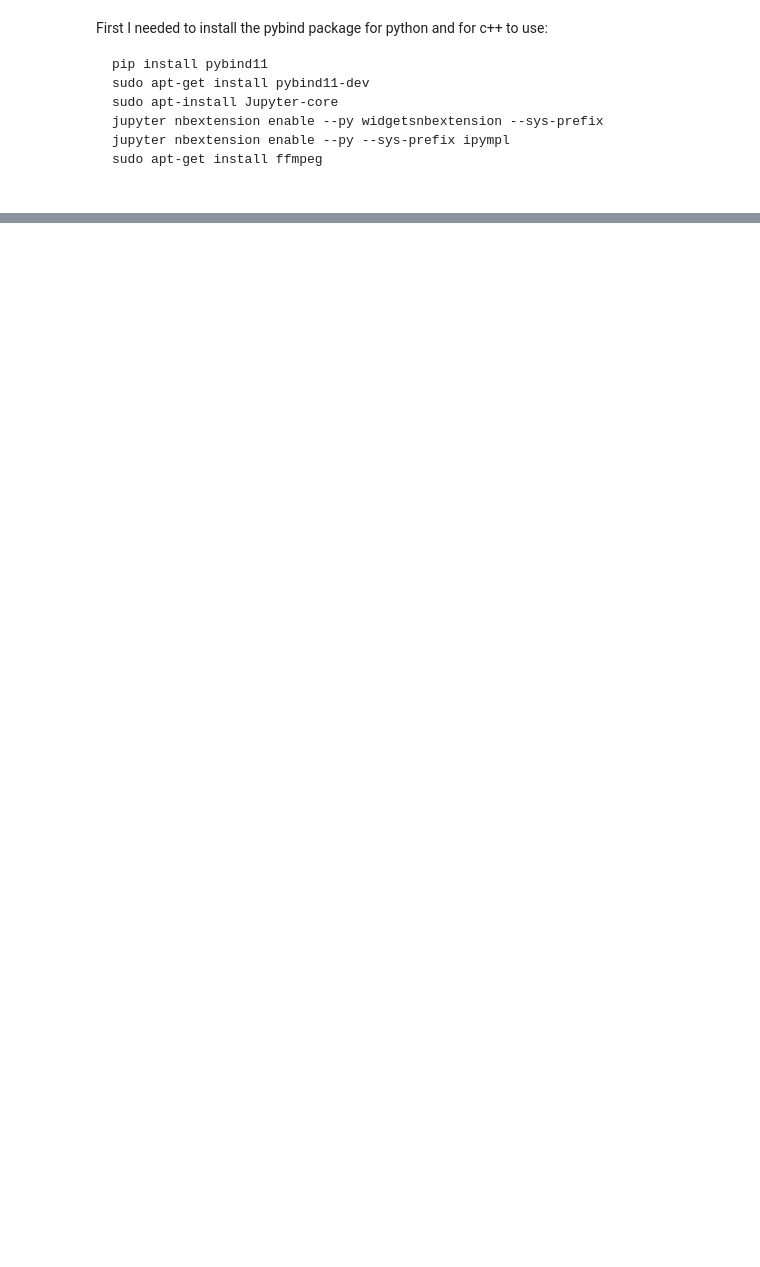
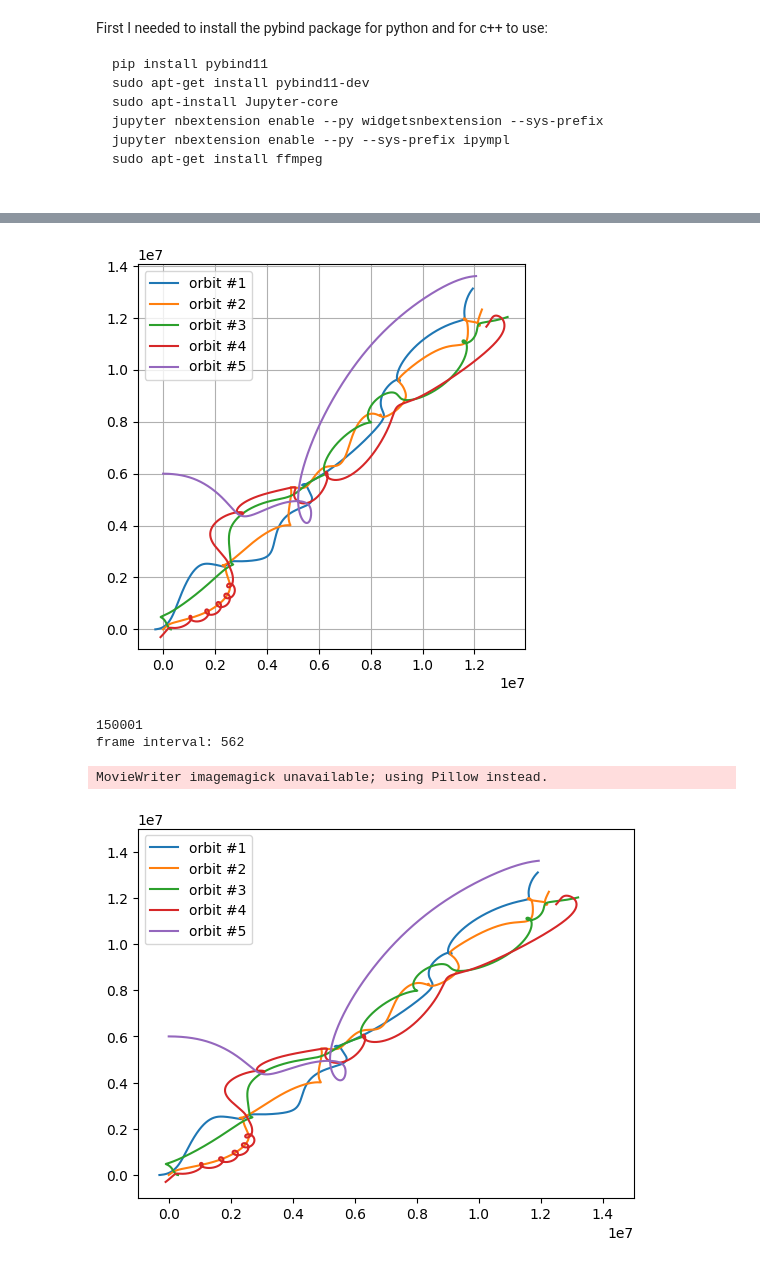
Before and after one commit to JacobASorensen/Orbital_Mechanics_Simulations, a Jupyter notebook: orbit_sim_with_cpp.ipynb, the cells around one changed output, grey strips where cells are left out. Cells and saved outputs as stored; diff of their text form; code cells hidden in the pictures; blank space fills up the shorter version.

```diff
--- a/orbit_sim_with_cpp.ipynb
+++ b/orbit_sim_with_cpp.ipynb
@@ -148,3 +125,37 @@ Video('5_body_anim.mp4')
+# %%
+
+# G = 6.67259*10**-20
+
+# Mass Data
+masses = [10**29,10**29,10**29,10**25,10**25]
+
+# Positional and Velocity data; Of format Rx, Vx
+vectors = [
+    [-300000,0,0],
+    [0,0,0],
+    [0,0,0],
+    [250,250,0],
+    [300000,0,0],
+    [0,0,0],
+    [-100000,-300000,0],
+    [300,300,0],
+    [0,6000000,0],
+    [50,0,0]
+]
+
+data = Orbit_Sim.runge_kutta_system(Formatter(vectors),masses,0,150000,1,6.67259*10**-20)
+
+# Generates a static plot of the data
+Basic_Graphic(data,len(masses))
+
+# Generates & Displays Gif Animation of the Data
+Animated_Graph(data,len(masses),-10**6,1.5*10**7,-10**6,1.5*10**7,8,0,"5_body_anim")
+# %% [output]
+[figure, added]
+150001
+frame interval: 562
+MovieWriter imagemagick unavailable; using Pillow instead.
+[figure, added]
 # %%
 # # Parameters for Sun, Earth, and Jupiter
 masses2 = [1.9891  * 10**30, #sun in kg
```
Also changed, not shown: parts of 3 cells of this notebook, 9 other files.
